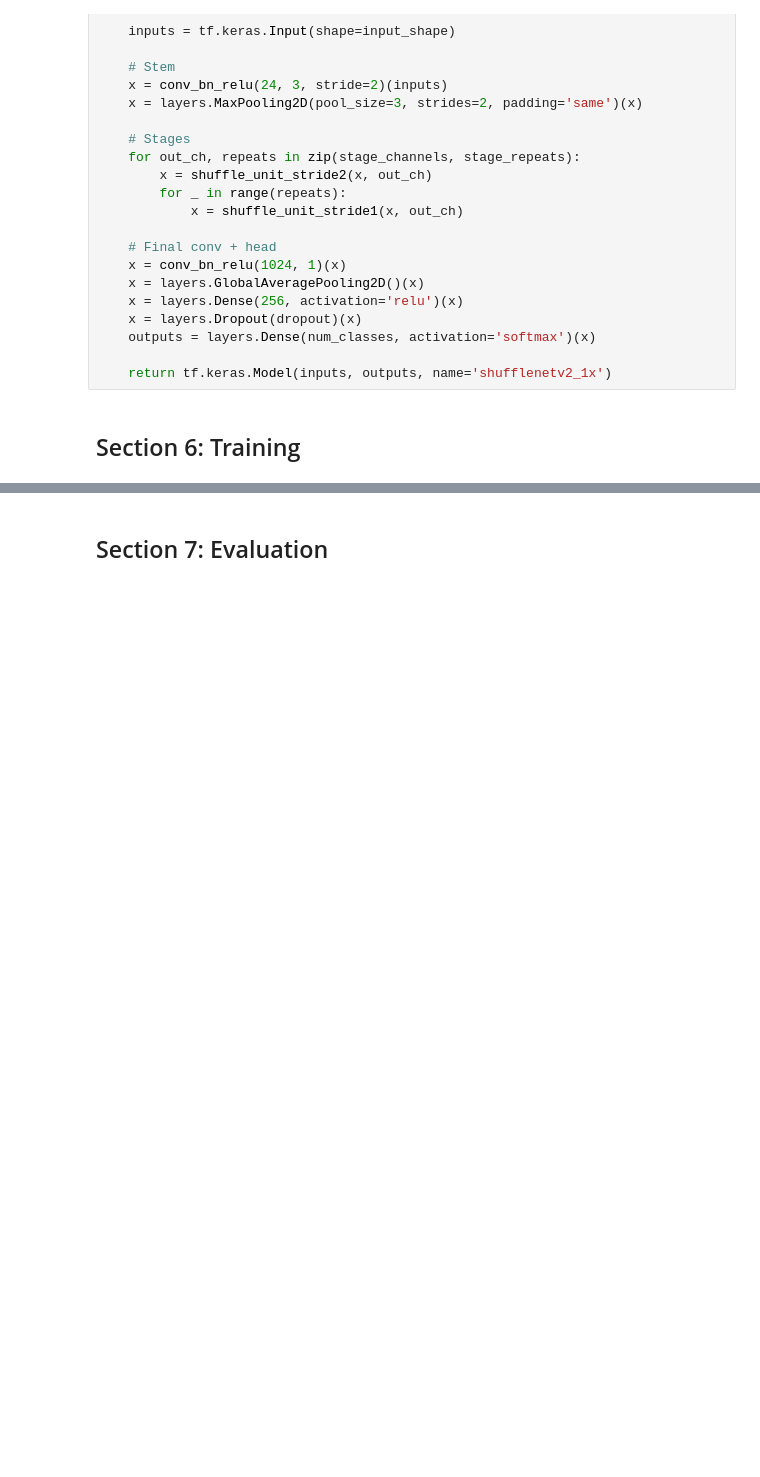
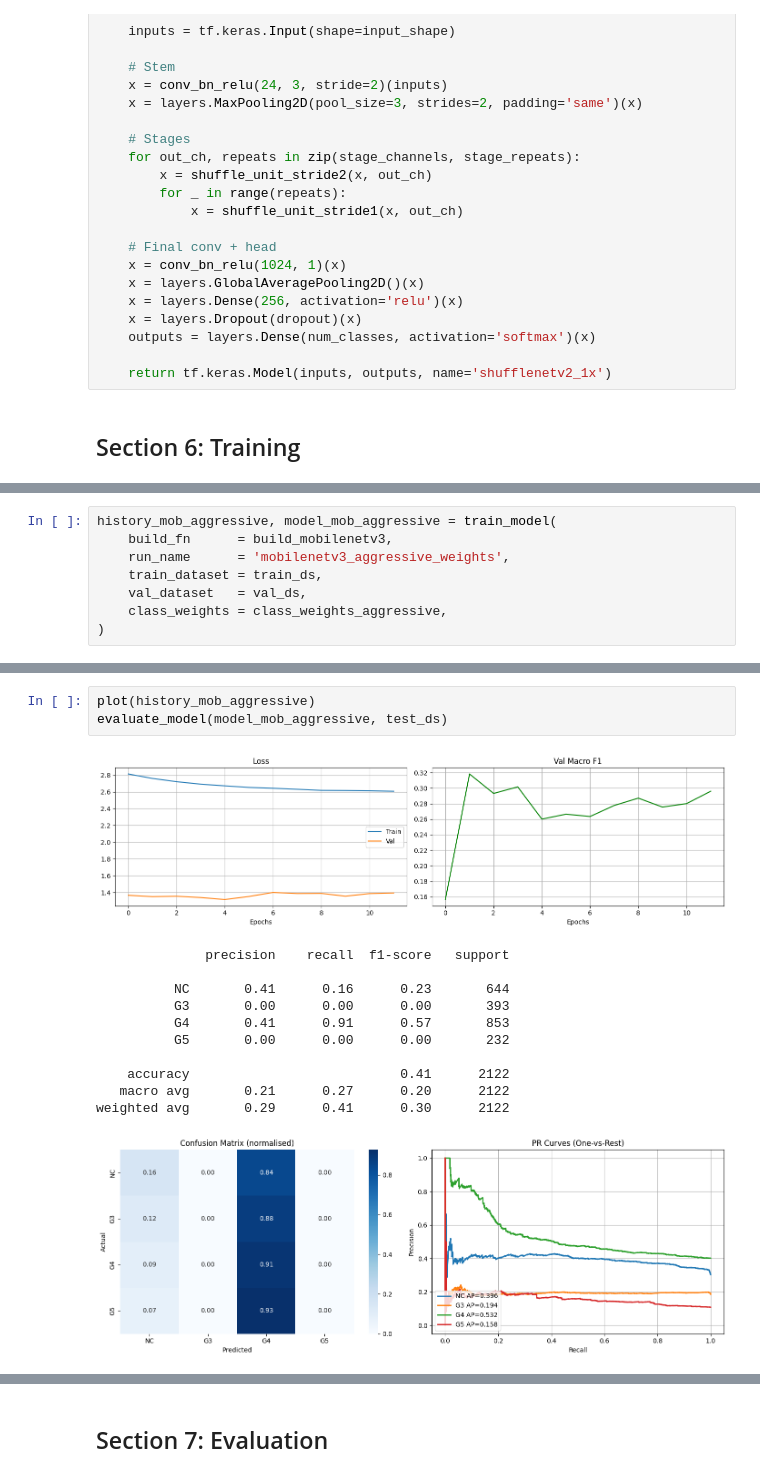
Before and after one commit to PapiWinnie/degradation-aware-prostate-grading, a Jupyter notebook: degradation_aware_prostate_grading_w00.ipynb, the cells around one changed output, grey strips where cells are left out. Cells and saved outputs as stored; diff of their text form; blank space fills up the shorter version.

```diff
--- a/degradation_aware_prostate_grading_w00.ipynb
+++ b/degradation_aware_prostate_grading_w00.ipynb
@@ -593,0 +973,8 @@ def build_shufflenetv2(num_classes=4, input_shape=(224, 224, 3), dropout=0.3):
+# %%
+history_mob_aggressive, model_mob_aggressive = train_model(
+    build_fn      = build_mobilenetv3,
+    run_name      = 'mobilenetv3_aggressive_weights',
+    train_dataset = train_ds,
+    val_dataset   = val_ds,
+    class_weights = class_weights_aggressive,
+)
@@ -593,0 +1020,16 @@ def build_shufflenetv2(num_classes=4, input_shape=(224, 224, 3), dropout=0.3):
+# %%
+plot(history_mob_aggressive)
+evaluate_model(model_mob_aggressive, test_ds)
+# %% [output]
+[figure, added]
+              precision    recall  f1-score   support
+
+          NC       0.41      0.16      0.23       644
+          G3       0.00      0.00      0.00       393
+          G4       0.41      0.91      0.57       853
+          G5       0.00      0.00      0.00       232
+
+    accuracy                           0.41      2122
+   macro avg       0.21      0.27      0.20      2122
+weighted avg       0.29      0.41      0.30      2122
+[figure, added]
```
Also changed, not shown: parts of 49 cells of this notebook.
